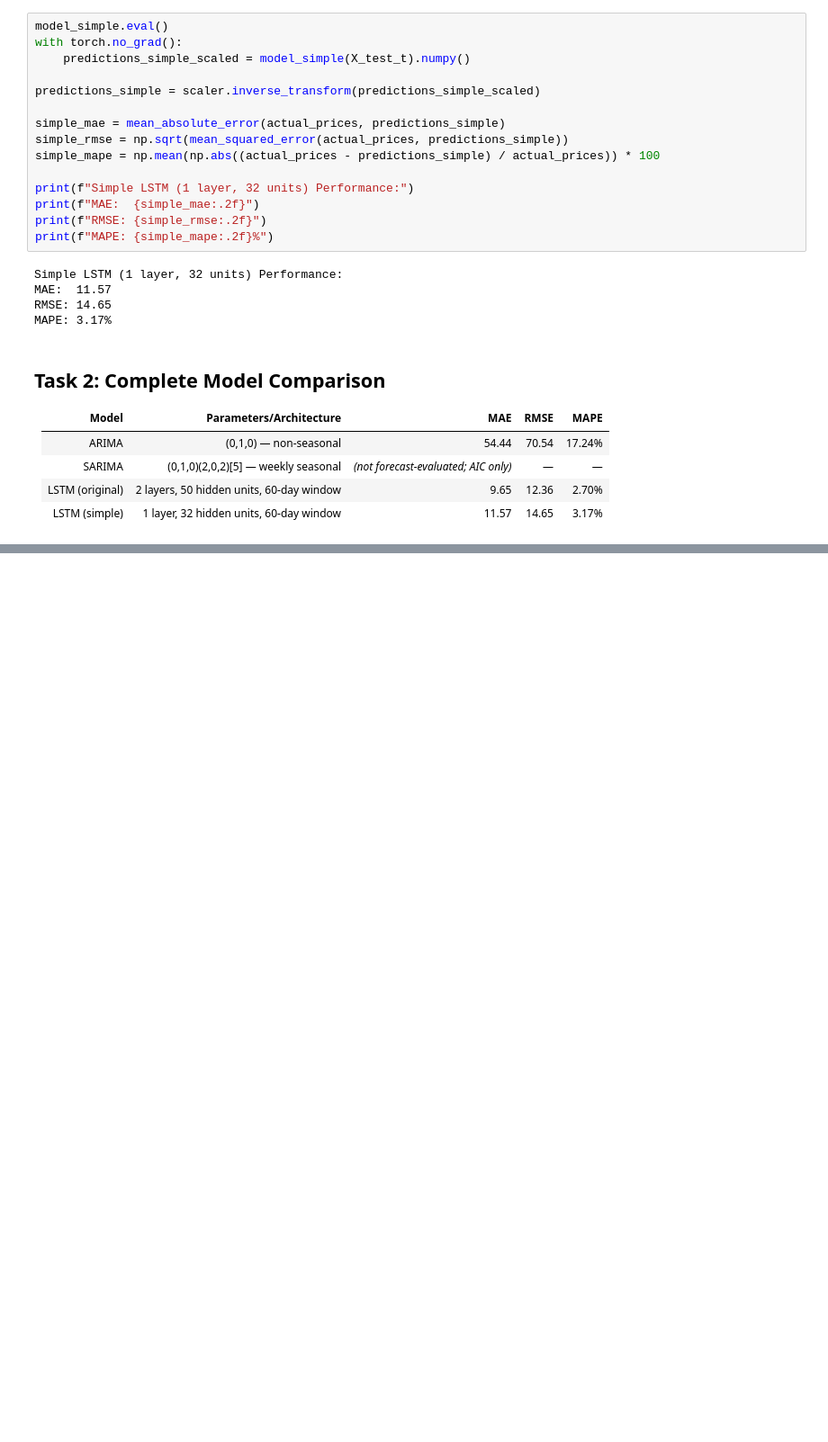
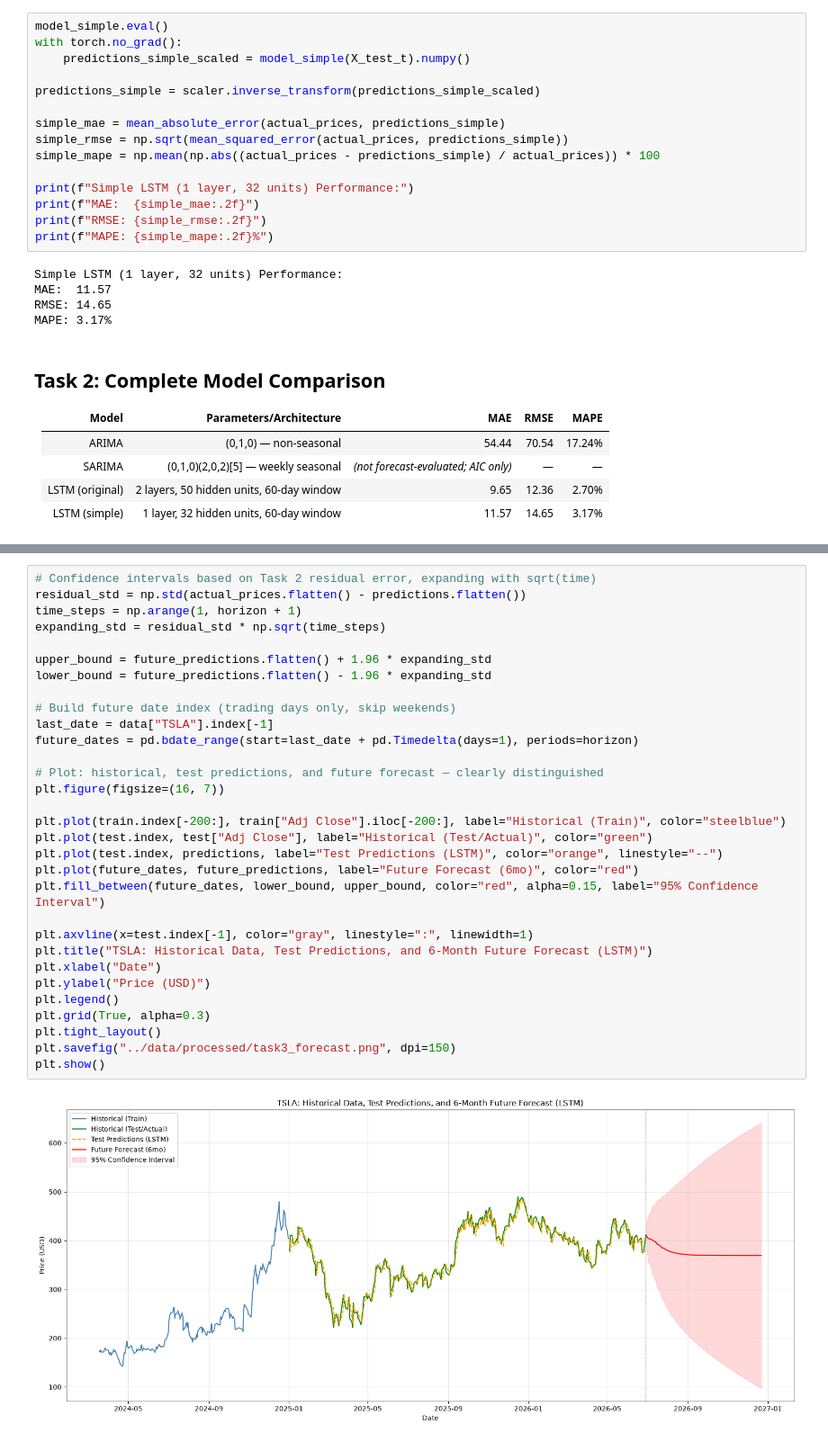
Before and after one commit to Maria-Biruk/portifolio-optimization, a Jupyter notebook: notebooks/modeling.ipynb, the cells around one changed output, grey strips where cells are left out. Shown at 90% size. Saved outputs shown, nothing was run; the diff lists cells and outputs as text; blank space fills up the shorter version.

Commit message:
Task 3: 6-month LSTM forecast with confidence intervals, trend analysis, and risk assessment

```diff
--- a/notebooks/modeling.ipynb
+++ b/notebooks/modeling.ipynb
@@ -448,0 +519,33 @@ MAPE: 3.17%
+# %%
+# Confidence intervals based on Task 2 residual error, expanding with sqrt(time)
+residual_std = np.std(actual_prices.flatten() - predictions.flatten())
+time_steps = np.arange(1, horizon + 1)
+expanding_std = residual_std * np.sqrt(time_steps)
+
+upper_bound = future_predictions.flatten() + 1.96 * expanding_std
+lower_bound = future_predictions.flatten() - 1.96 * expanding_std
+
+# Build future date index (trading days only, skip weekends)
+last_date = data["TSLA"].index[-1]
+future_dates = pd.bdate_range(start=last_date + pd.Timedelta(days=1), periods=horizon)
+
+# Plot: historical, test predictions, and future forecast — clearly distinguished
+plt.figure(figsize=(16, 7))
+
+plt.plot(train.index[-200:], train["Adj Close"].iloc[-200:], label="Historical (Train)", color="steelblue")
+plt.plot(test.index, test["Adj Close"], label="Historical (Test/Actual)", color="green")
+plt.plot(test.index, predictions, label="Test Predictions (LSTM)", color="orange", linestyle="--")
+plt.plot(future_dates, future_predictions, label="Future Forecast (6mo)", color="red")
+plt.fill_between(future_dates, lower_bound, upper_bound, color="red", alpha=0.15, label="95% Confidence Interval")
+
+plt.axvline(x=test.index[-1], color="gray", linestyle=":", linewidth=1)
+plt.title("TSLA: Historical Data, Test Predictions, and 6-Month Future Forecast (LSTM)")
+plt.xlabel("Date")
+plt.ylabel("Price (USD)")
+plt.legend()
+plt.grid(True, alpha=0.3)
+plt.tight_layout()
+plt.savefig("../data/processed/task3_forecast.png", dpi=150)
+plt.show()
+# %% [output]
+[figure, added]
```
Also changed, not shown: parts of 4 cells of this notebook, 2 other files.
